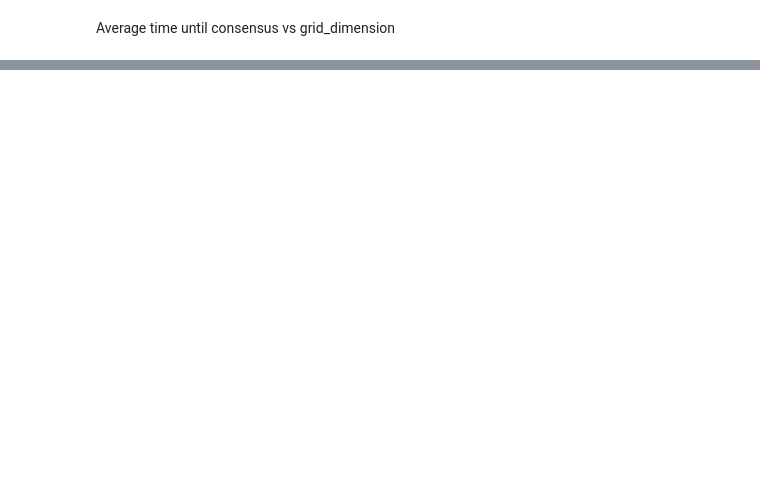
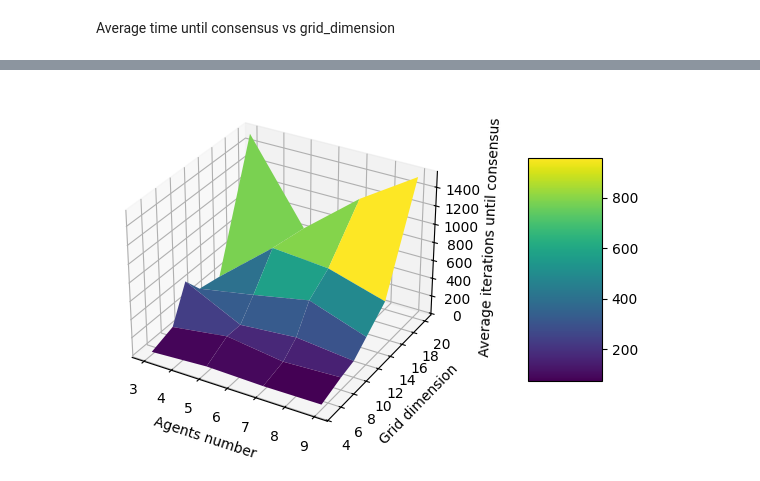
Before and after one commit to Spopoi/MultiRobotTargetSearch, a Jupyter notebook: multi_robot_target_search.ipynb, the cells around one changed output, grey strips where cells are left out. Drawn from its saved outputs; the diff is of its cells as text; code cells hidden in the pictures; blank space fills up the shorter version.

```diff
--- a/multi_robot_target_search.ipynb
+++ b/multi_robot_target_search.ipynb
@@ -256,0 +211,17 @@ plt.show()
+# %%
+fig = plt.figure()
+ax = fig.add_subplot(111, projection='3d')
+
+surf = ax.plot_surface(X, Y, Z, cmap='viridis', edgecolor='none')
+
+cbar = fig.colorbar(surf, ax=ax, pad=0.15, aspect=3)
+
+ax.set_xlabel('Agents number')
+ax.set_ylabel('Grid dimension')
+ax.set_zlabel('Average iterations until consensus')
+
+ax.yaxis.set_major_locator(MaxNLocator(integer=True))
+
+plt.show()
+# %% [output]
+[figure, added]
```
Also changed, not shown: parts of 14 cells of this notebook, 5 other files.
